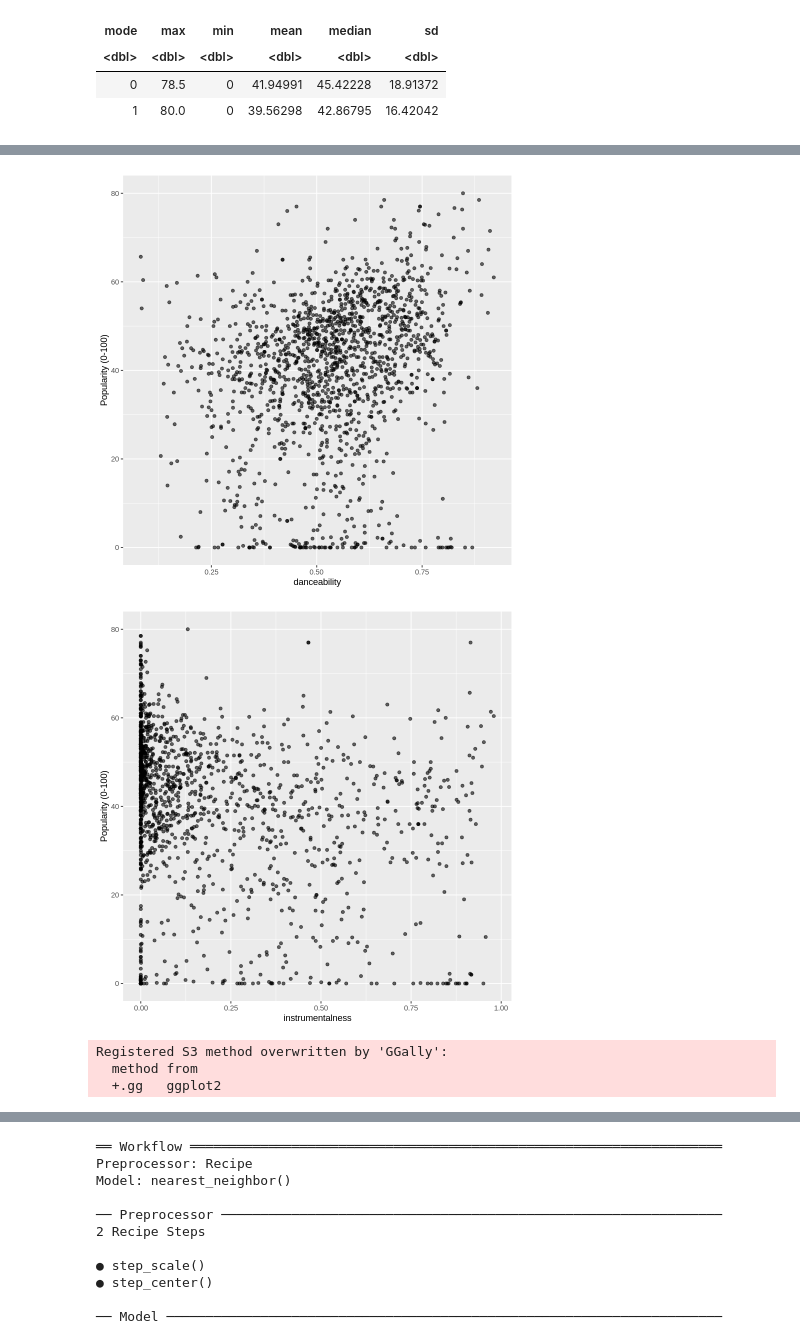
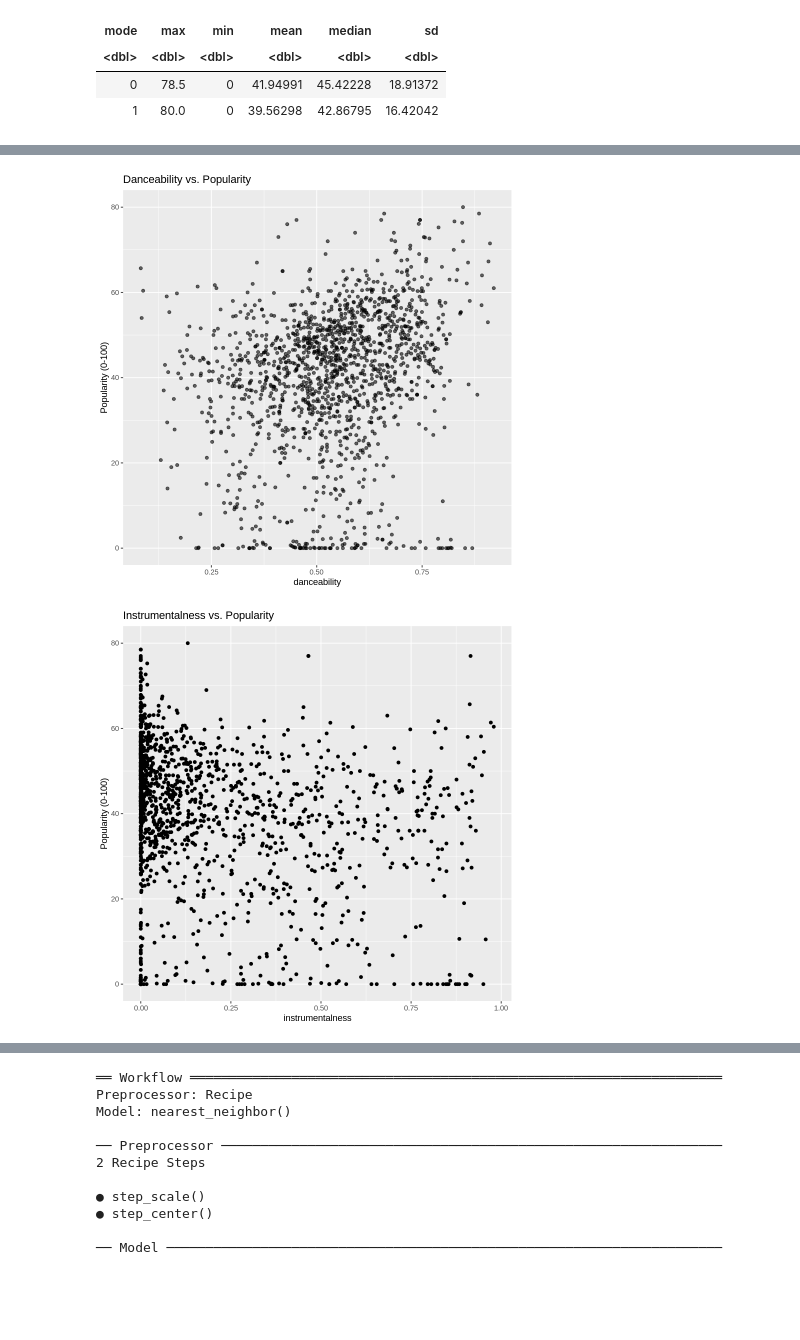
Before and after one commit to paulh777/dsci100prj, a Jupyter notebook: proposal/Untitled.ipynb, the cells around one changed output, grey strips where cells are left out. Drawn from its saved outputs; the diff is of its cells as text; code cells hidden in the pictures; blank space fills up the shorter version.

Commit message:
changed visuals

```diff
--- a/proposal/Untitled.ipynb
+++ b/proposal/Untitled.ipynb
@@ -162,53 +162,53 @@ A tibble: 2 × 6
 
 duration_plot <- ggplot(popularity_training, aes(x = duration_ms, y = popularity)) +
     geom_point(alpha = 0.6) +
-    labs(x="Duration (ms)", y= "Popularity (0-100)")
+    labs(x="Duration (ms)", y= "Popularity (0-100)", title="Duration vs. Popularity")
 
 duration_plot #clear outlier (may need to delete)
 
 liveness_plot <- ggplot(popularity_training, aes(x = liveness, y = popularity)) +
     geom_point(alpha = 0.6) +
-    labs(x="Liveness", y= "Popularity Scale")
+    labs(x="Liveness", y= "Popularity (0-100)", title="Liveness vs. Popularity")
 
 liveness_plot
 
 loudness_plot <- ggplot(popularity_training, aes(x = loudness, y = popularity)) +
     geom_point(alpha = 0.6) +
-    labs(x="loudness", y= "Popularity Scale")
+    labs(x="loudness", y= "Popularity (0-100)", title="Loudness vs. Popularity")
 
 loudness_plot
 
 speechiness_plot <- ggplot(popularity_training, aes(x = speechiness, y = popularity)) +
     geom_point(alpha = 0.6) +
-    labs(x="speechiness", y= "Popularity Scale")
+    labs(x="speechiness", y= "Popularity (0-100)", title="Speechiness vs. Popularity")
 
 speechiness_plot
 
 tempo_plot <- ggplot(popularity_training, aes(x = tempo, y = popularity)) +
     geom_point(alpha = 0.6) +
-    labs(x="tempo", y= "Popularity Scale")
+    labs(x="tempo", y= "Popularity (0-100)", title="Tempo vs. Popularity")
 
 energy_plot <- ggplot(popularity_training, aes(x = energy, y = popularity)) +
     geom_point(alpha = 0.6) +
-    labs(x="energy", y= "Popularity Scale")
+    labs(x="energy", y= "Popularity (0-100)", title="Energy vs. Popularity")
 
 energy_plot
 
 acousticness_plot <- ggplot(popularity_training, aes(x = acousticness, y = popularity)) +
     geom_point(alpha = 0.6) +
-    labs(x="acousticness", y= "Popularity Scale")
+    labs(x="acousticness", y= "Popularity (0-100)", title="Acousticness vs. Popularity")
 
 acousticness_plot
 
 danceability_plot <- ggplot(popularity_training, aes(x = danceability, y = popularity)) +
     geom_point(alpha = 0.6) +
-    labs(x="danceability", y= "Popularity Scale")
+    labs(x="danceability", y= "Popularity (0-100)", title="Danceability vs. Popularity")
 
 danceability_plot
 
 instrumentalness_plot <- ggplot(popularity_training, aes(x = instrumentalness, y = popularity)) +
     geom_point() +
-    labs(x="instrumentalness", y= "Popularity Scale")
+    labs(x="instrumentalness", y= "Popularity (0-100)", title="Instrumentalness vs. Popularity")
 
 instrumentalness_plot
 
@@ -229,5 +229,2 @@ pair_plot
-[figure, old version]
+[figure, new version]
-[figure, old version]
+[figure, new version]
-Registered S3 method overwritten by 'GGally':
-  method from
-  +.gg   ggplot2
```
Also changed, not shown: parts of 1 cell of this notebook.
